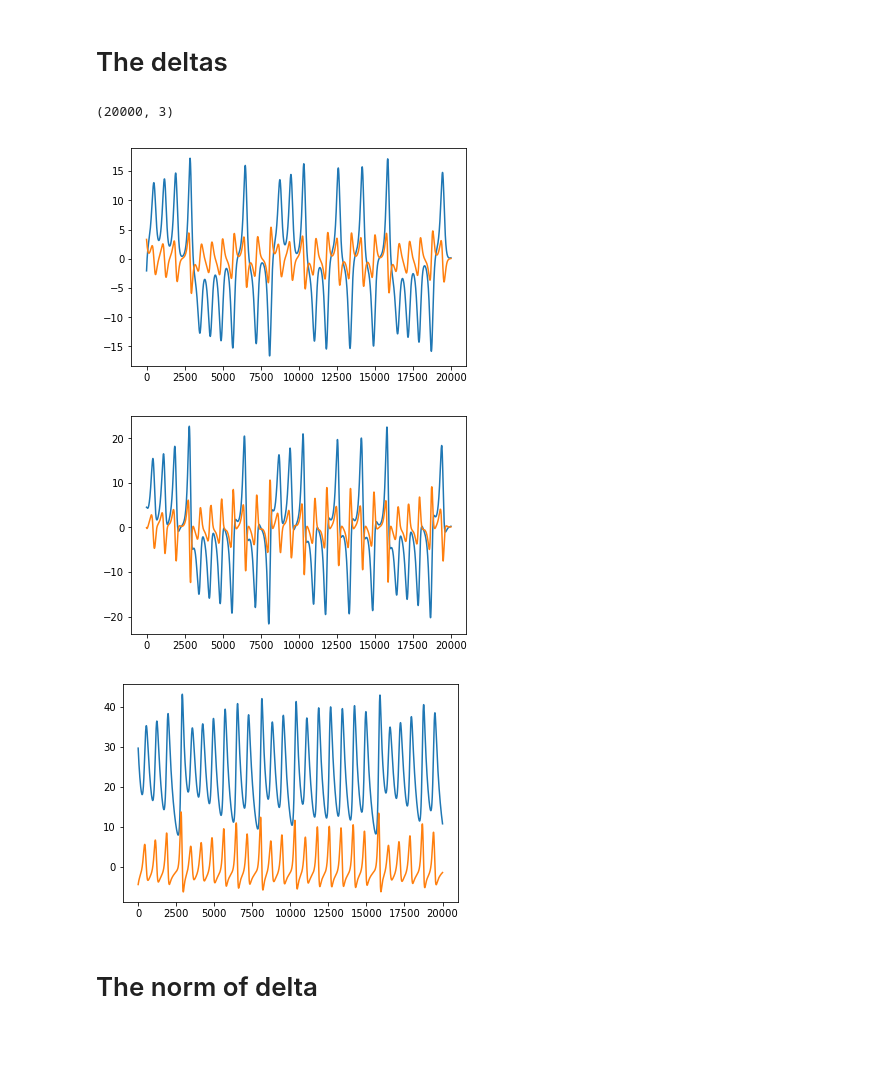
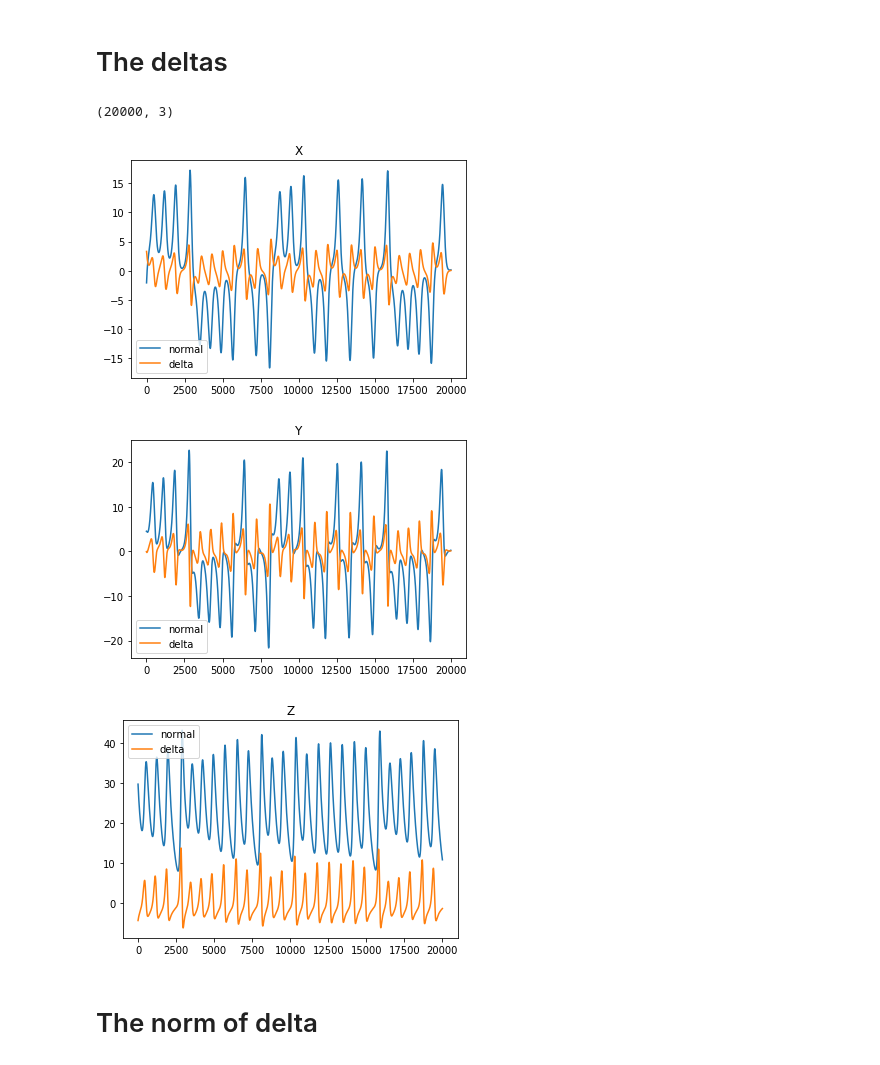
Before and after one commit to calladogt/Deep-learning-to-the-modeling-of-chaotic-dynamics-systems, a Jupyter notebook: Simulators/lorentz-simulator/lorenz-simulation.ipynb, the cells around one changed output. Drawn from its saved outputs; the diff is of its cells as text; code cells hidden in the pictures.

```diff
--- a/Simulators/lorentz-simulator/lorenz-simulation.ipynb
+++ b/Simulators/lorentz-simulator/lorenz-simulation.ipynb
@@ -22,9 +22,10 @@ lmap.plot_traj(res[80000:])
 # Look at the component
 # %%
 ext = res[80000:]
+l = ['X', 'Y', 'Z']
 print(ext.shape)
 for i in range(3):
-    plt.plot(ext[:,i],label=str(i))
+    plt.plot(ext[:,i],label=l[i])
 plt.legend()
 plt.show()
 #print(ext[:,0])
@@ -47,21 +56,25 @@ plt.show()
 # %% [markdown]
 # The deltas
 # %%
-L=20000 # length
-S=80000 # start
-C=1     # component
+L = 20000 # length
+S = 80000 # start
+C = 1     # component
+
 delta = res[S:S+L,:]-res[S-1:S+L-1,:]
 print(delta.shape)
+
 for i in range(3):
     delta2 = delta[:,i]*50
-    plt.plot(res[S:S+L,i])
-    plt.plot(delta2)
+    plt.plot(res[S:S+L,i],label='normal')
+    plt.plot(delta2, label='delta')
+    plt.legend()
+    plt.title(l[i])
     plt.show()
 # %% [output]
 (20000, 3)
-[figure, old version]
+[figure, new version]
-[figure, old version]
+[figure, new version]
-[figure, old version]
+[figure, new version]
 # %% [markdown]
 # The norm of delta
 # %%
```
Also changed, not shown: parts of 7 cells of this notebook, 2 other files.
